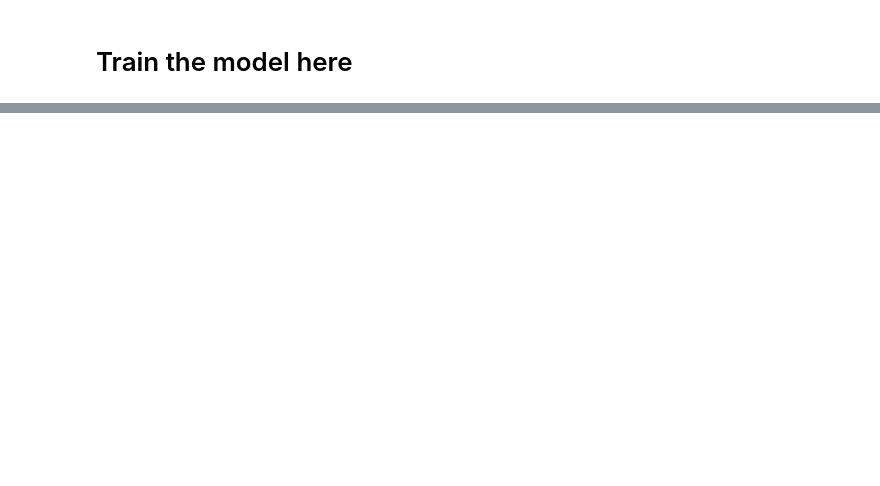
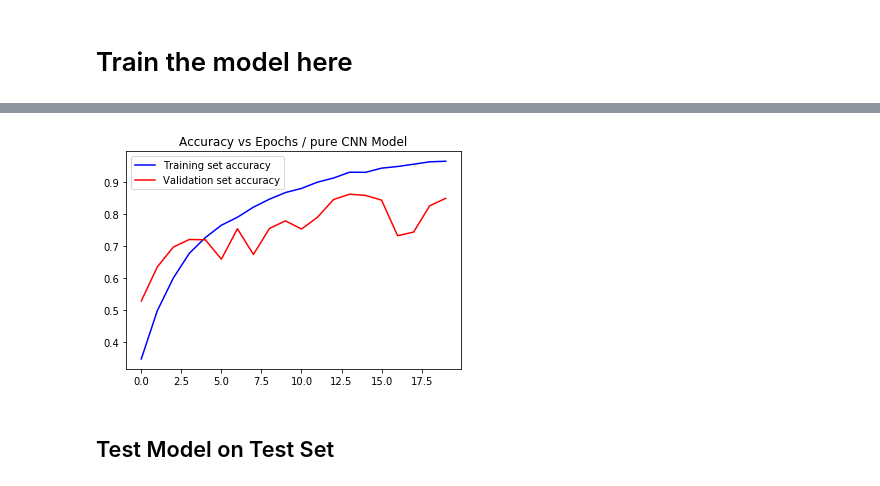
Before and after one commit to XiplusChenyu/Musical-Genre-Classification, a Jupyter notebook: scripts/train.ipynb, the cells around one changed output, grey strips where cells are left out. Saved outputs shown, nothing was run; the diff lists cells and outputs as text; code cells hidden in the pictures; blank space fills up the shorter version.

Commit message:
add first train

```diff
--- a/scripts/train.ipynb
+++ b/scripts/train.ipynb
@@ -91,8 +91,9 @@ def validate_test(model, epoch, test=False):
     v_loss /= (_index + 1)
     accuracy /= (_index + 1)
 
-    print('End of validation epoch {:3d} | time: {:5.2f}s | BCE: {:5.4f} | Accuracy: {:5.2f}% |'
-          .format(epoch, (time.time() - start_time),
+    if not test:
+        print('End of validation epoch {:3d} | time: {:5.2f}s | BCE: {:5.4f} | Accuracy: {:5.2f}% |'
+              .format(epoch, (time.time() - start_time),
                   v_loss, accuracy * 100))
     print('-' * 99)
 
@@ -136,0 +162,12 @@ for epoch in range(1, Para.epoch_num + 1):
+# %%
+# visualization
+plt.figure()
+plt.plot(t_accu, c='b', label='Training set accuracy')
+plt.plot(v_accu, c='r', label='Validation set accuracy')
+plt.title('Accuracy vs Epochs / pure CNN Model')
+plt.legend()
+plt.show()
+# %% [output]
+[figure, added]
+# %% [markdown]
+## Test Model on Test Set
```
Also changed, not shown: parts of 4 cells of this notebook.
